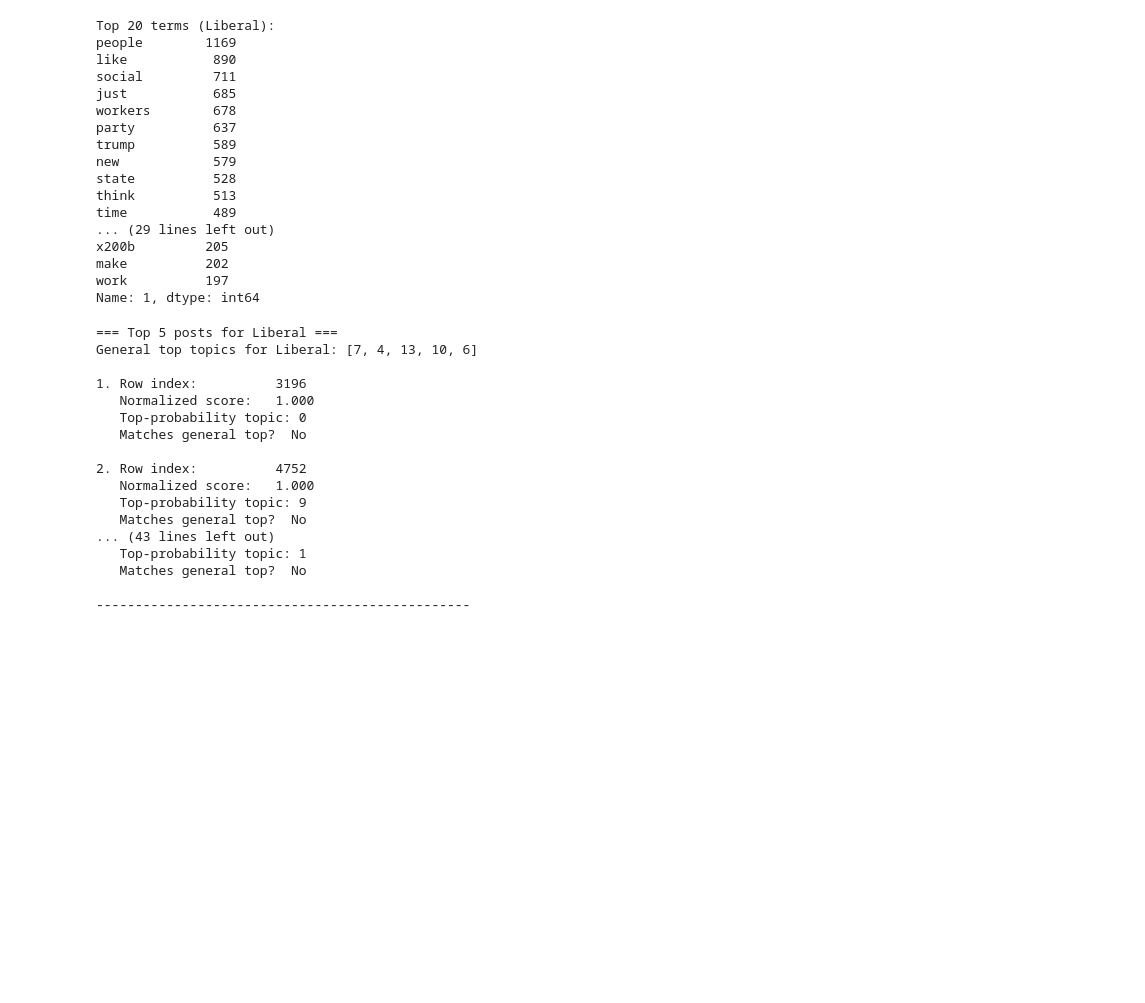
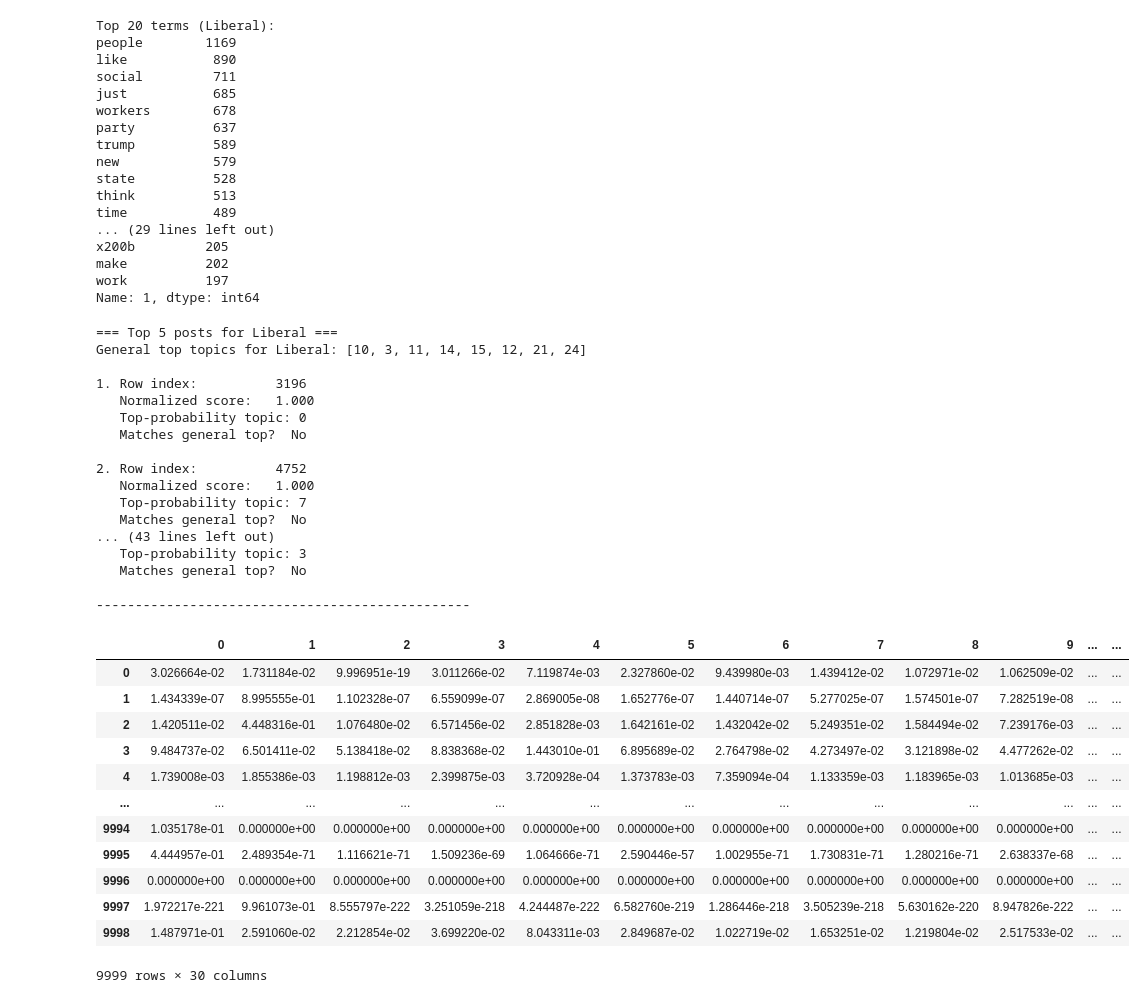
Before and after one commit to nathanaelambert/ConservativesLiberals, a Jupyter notebook: partie_osc_v3.ipynb, the cells around one changed output. Cells and saved outputs as stored; diff of their text form; code cells hidden in the pictures; blank space fills up the shorter version.

```diff
--- a/partie_osc_v3.ipynb
+++ b/partie_osc_v3.ipynb
@@ -104,5 +106,5 @@ new_topics, new_probs = topic_model.transform(docs)
 from bertopic import BERTopic
 loaded_model = BERTopic.load('data/bertopic_model')
 
-reloaded_topics, reloaded_probs = loaded_model.transform(docs)
+new_topics, new_probs = loaded_model.transform(docs)
 loaded_model.get_topic_info()
@@ -190,8 +213,8 @@ raw_keywords
 # %%
 # per‐class mean probabilities
-probs_df    = pd.DataFrame(new_probs, columns=range(new_probs.shape[1]))
-probs_df["class"] = y.values   # 0=Liberal, 1=Conservative
-mean_by_class = probs_df.groupby("class").mean()
+probs_df_2    = pd.DataFrame(new_probs, columns=range(new_probs.shape[1]))
+probs_df_2["class"] = y.values   # 0=Liberal, 1=Conservative
+mean_by_class = probs_df_2.groupby("class").mean()
 
 # 2) For each topic t, record:
 #       a) mean_L = mean_by_class.loc[0, t]
@@ -296,14 +319,14 @@ df["norm_score"] = (
 )
 
 # 2) Build a DataFrame of topic probabilities + class + norm_score
-probs_df = pd.DataFrame(new_probs, columns=[f"topic_{i}" for i in range(new_probs.shape[1])])
-probs_df["class"]     = y.values
-probs_df["norm_score"] = df["norm_score"].values
+probs_df_3 = pd.DataFrame(new_probs, columns=[f"topic_{i}" for i in range(new_probs.shape[1])])
+probs_df_3["class"]     = y.values
+probs_df_3["norm_score"] = df["norm_score"].values
 
 # 3) For each class, take the top n rows by norm_score
 top_posts = {0: [], 1: []}
 for cl in [0, 1]:
-    subset = probs_df[probs_df["class"] == cl]
+    subset = probs_df_3[probs_df_3["class"] == cl]
     # sort descending by norm_score, then take the first n indices
     top_indices = subset.sort_values("norm_score", ascending=False).head(n).index.tolist()
 
@@ -336,7 +359,7 @@ for cl, posts in top_posts.items():
     print("------------------------------------------------\n")
 # %% [output]
 === Top 5 posts for Liberal ===
-General top topics for Liberal: [7, 4, 13, 10, 6]
+General top topics for Liberal: [10, 3, 11, 14, 15, 12, 21, 24]
 
 1. Row index:          3196
    Normalized score:   1.000
@@ -345,13 +368,29 @@ General top topics for Liberal: [7, 4, 13, 10, 6]
 
 2. Row index:          4752
    Normalized score:   1.000
-   Top‐probability topic: 9
+   Top‐probability topic: 7
    Matches general top?  No
 ... (43 lines left out)
-   Top‐probability topic: 1
+   Top‐probability topic: 3
    Matches general top?  No
 
 ------------------------------------------------
+# %%
+probs_df
+# %% [output]
+|  | 0 | 1 | 2 | 3 | 4 | 5 | 6 | 7 | 8 | 9 | ... | ... |
+| 0 | 3.026664e-02 | 1.731184e-02 | 9.996951e-19 | 3.011266e-02 | 7.119874e-03 | 2.327860e-02 | 9.439980e-03 | 1.439412e-02 | 1.072971e-02 | 1.062509e-02 | ... | ... |
+| 1 | 1.434339e-07 | 8.995555e-01 | 1.102328e-07 | 6.559099e-07 | 2.869005e-08 | 1.652776e-07 | 1.440714e-07 | 5.277025e-07 | 1.574501e-07 | 7.282519e-08 | ... | ... |
+| 2 | 1.420511e-02 | 4.448316e-01 | 1.076480e-02 | 6.571456e-02 | 2.851828e-03 | 1.642161e-02 | 1.432042e-02 | 5.249351e-02 | 1.584494e-02 | 7.239176e-03 | ... | ... |
+| 3 | 9.484737e-02 | 6.501411e-02 | 5.138418e-02 | 8.838368e-02 | 1.443010e-01 | 6.895689e-02 | 2.764798e-02 | 4.273497e-02 | 3.121898e-02 | 4.477262e-02 | ... | ... |
+| 4 | 1.739008e-03 | 1.855386e-03 | 1.198812e-03 | 2.399875e-03 | 3.720928e-04 | 1.373783e-03 | 7.359094e-04 | 1.133359e-03 | 1.183965e-03 | 1.013685e-03 | ... | ... |
+| ... | ... | ... | ... | ... | ... | ... | ... | ... | ... | ... | ... | ... |
+| 9994 | 1.035178e-01 | 0.000000e+00 | 0.000000e+00 | 0.000000e+00 | 0.000000e+00 | 0.000000e+00 | 0.000000e+00 | 0.000000e+00 | 0.000000e+00 | 0.000000e+00 | ... | ... |
+| 9995 | 4.444957e-01 | 2.489354e-71 | 1.116621e-71 | 1.509236e-69 | 1.064666e-71 | 2.590446e-57 | 1.002955e-71 | 1.730831e-71 | 1.280216e-71 | 2.638337e-68 | ... | ... |
+| 9996 | 0.000000e+00 | 0.000000e+00 | 0.000000e+00 | 0.000000e+00 | 0.000000e+00 | 0.000000e+00 | 0.000000e+00 | 0.000000e+00 | 0.000000e+00 | 0.000000e+00 | ... | ... |
+| 9997 | 1.972217e-221 | 9.961073e-01 | 8.555797e-222 | 3.251059e-218 | 4.244487e-222 | 6.582760e-219 | 1.286446e-218 | 3.505239e-218 | 5.630162e-220 | 8.947826e-222 | ... | ... |
+| 9998 | 1.487971e-01 | 2.591060e-02 | 2.212854e-02 | 3.699220e-02 | 8.043311e-03 | 2.849687e-02 | 1.022719e-02 | 1.653251e-02 | 1.219804e-02 | 2.517533e-02 | ... | ... |
+9999 rows × 30 columns
 # %%
 probs_df = probs_df.drop('class', axis=1)
 df["most_common_topic"] = probs_df.idxmax(axis=1)
```
Also changed, not shown: parts of 5 cells of this notebook, 1 other file.
